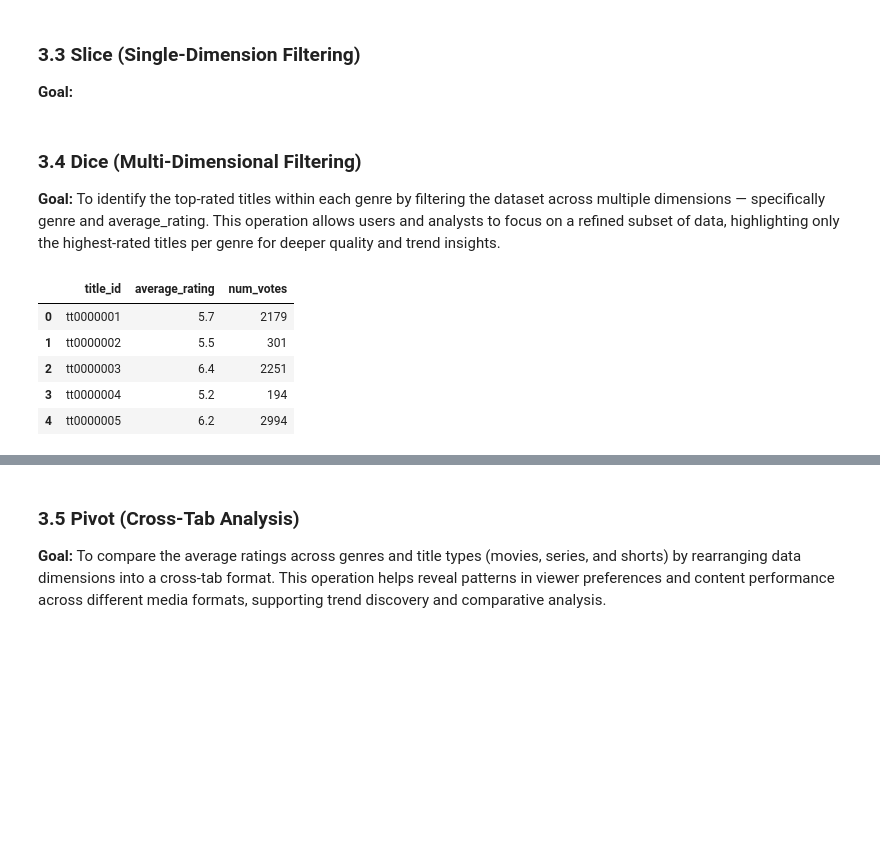
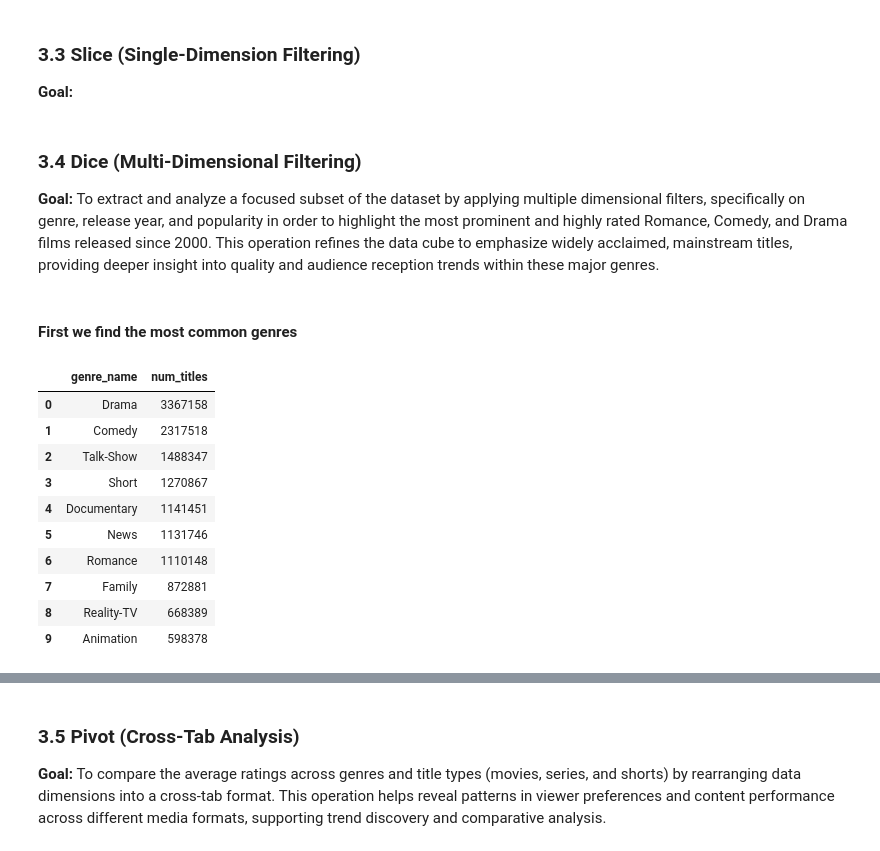
Before and after one commit to dredredre20/STADVDB-G12, a Jupyter notebook: mco_advdb.ipynb, the cells around one changed output, grey strips where cells are left out. Saved outputs shown, nothing was run; the diff lists cells and outputs as text; code cells hidden in the pictures; blank space fills up the shorter version.

```diff
--- a/mco_advdb.ipynb
+++ b/mco_advdb.ipynb
@@ -262,21 +263,33 @@ Conversely, **popular movie titles** tend to maintain **strong ratings**, often
 ### 3.4 Dice (Multi-Dimensional Filtering)
 
 **Goal:**
-To identify the top-rated titles within each genre by filtering the dataset across multiple dimensions — specifically genre and average_rating.
-This operation allows users and analysts to focus on a refined subset of data, highlighting only the highest-rated titles per genre for deeper quality and trend insights.
+To extract and analyze a focused subset of the dataset by applying multiple dimensional filters, specifically on genre, release year, and popularity in order to highlight the most prominent and highly rated Romance, Comedy, and Drama films released since 2000.
+This operation refines the data cube to emphasize widely acclaimed, mainstream titles, providing deeper insight into quality and audience reception trends within these major genres.
-# %%
-query = """
-SELECT *
-FROM rating_fact
-LIMIT 5;
-"""
-
-df = pd.read_sql_query(query, engine)
-df.head()
-# %% [output]
-|  | title_id | average_rating | num_votes |
-| 0 | tt0000001 | 5.7 | 2179 |
-| 1 | tt0000002 | 5.5 | 301 |
-| 2 | tt0000003 | 6.4 | 2251 |
-| 3 | tt0000004 | 5.2 | 194 |
-| 4 | tt0000005 | 6.2 | 2994 |
+# %% [markdown]
+#### First we find the most common genres
+# %%
+query = """
+SELECT
+    g.genre_name,
+    COUNT(*) AS num_titles
+FROM title_genre_bridge tg
+JOIN genre_dim g USING (genre_id)
+GROUP BY g.genre_name
+ORDER BY num_titles DESC
+LIMIT 10;
+"""
+
+df_common_genres = pd.read_sql_query(query, engine)
+df_common_genres.head(10)
+# %% [output]
+|  | genre_name | num_titles |
+| 0 | Drama | 3367158 |
+| 1 | Comedy | 2317518 |
+| 2 | Talk-Show | 1488347 |
+| 3 | Short | 1270867 |
+| 4 | Documentary | 1141451 |
+| 5 | News | 1131746 |
+| 6 | Romance | 1110148 |
+| 7 | Family | 872881 |
+| 8 | Reality-TV | 668389 |
+| 9 | Animation | 598378 |
```
Also changed, not shown: parts of 6 cells of this notebook, 1 other file.
